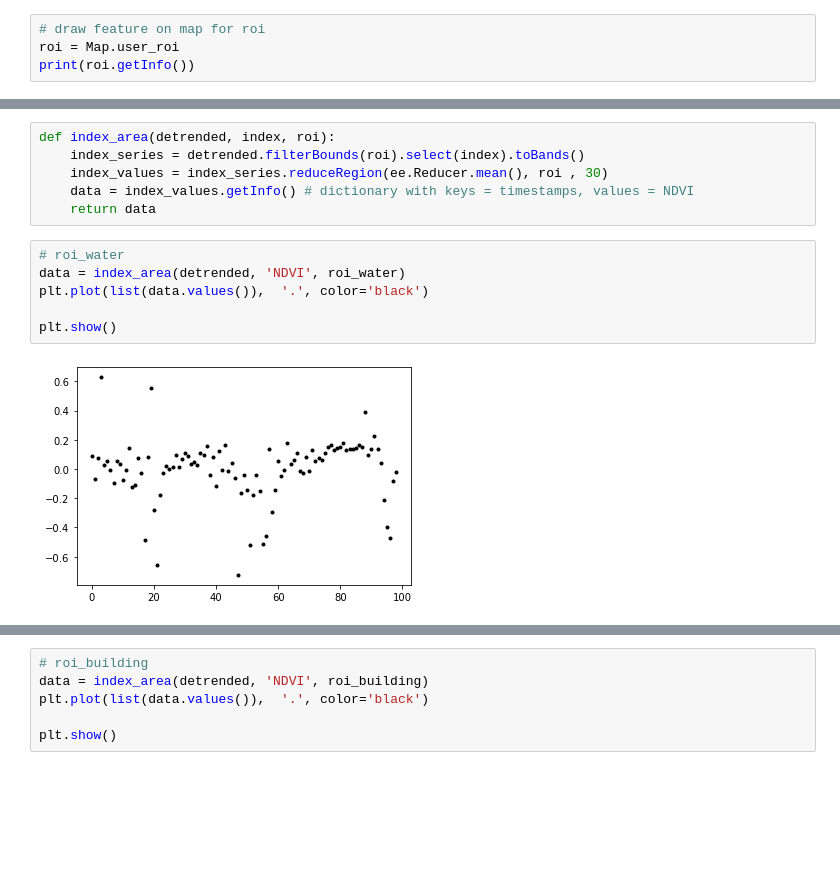
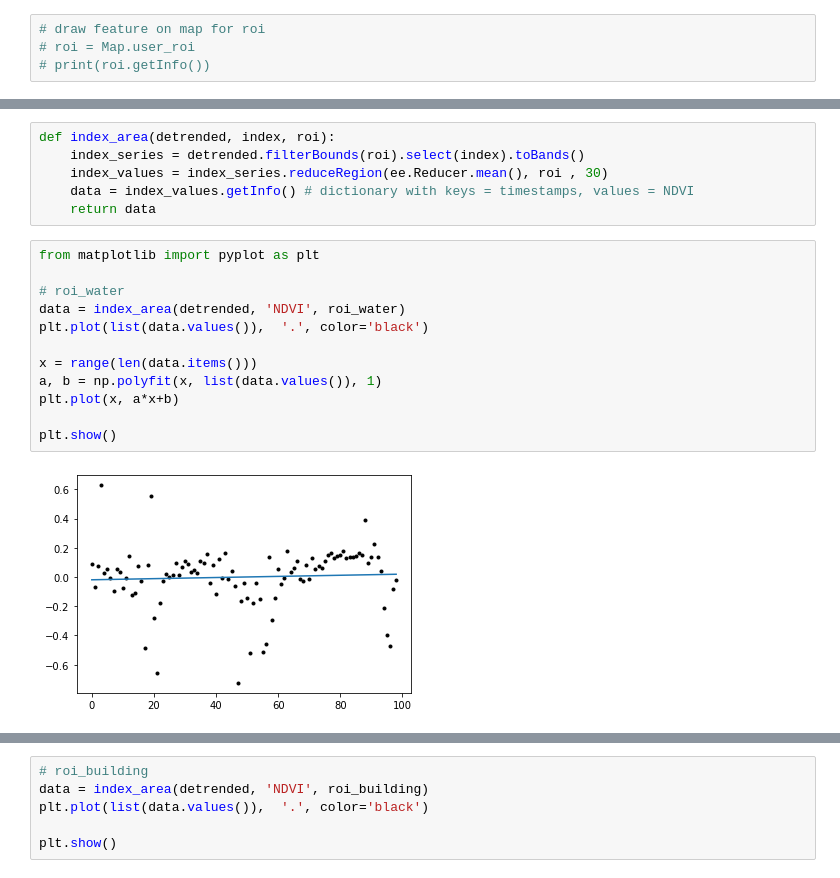
Before and after one commit to SuzannaLin/GEE_LULC, a Jupyter notebook: EARSeL_Nice.ipynb, the cells around one changed output, grey strips where cells are left out. Cells and saved outputs as stored; diff of their text form; blank space fills up the shorter version.

Commit message:
charts

```diff
--- a/EARSeL_Nice.ipynb
+++ b/EARSeL_Nice.ipynb
@@ -543,8 +542,8 @@ Map
 Map(center=[20, 0], controls=(WidgetControl(options=['position', 'transparent_bg'], widget=HBox(children=(Togg…
 # %%
 # draw feature on map for roi
-roi = Map.user_roi
-print(roi.getInfo())
+# roi = Map.user_roi
+# print(roi.getInfo())
 # %% [output]
 AttributeError: 'NoneType' object has no attribute 'getInfo'
 # %%
@@ -583,10 +582,16 @@ def index_area(detrended, index, roi):
     data = index_values.getInfo() # dictionary with keys = timestamps, values = NDVI
     return data
 # %%
+from matplotlib import pyplot as plt
+
 # roi_water
 data = index_area(detrended, 'NDVI', roi_water)
 plt.plot(list(data.values()),  '.', color='black')
 
+x = range(len(data.items()))
+a, b = np.polyfit(x, list(data.values()), 1)
+plt.plot(x, a*x+b)
+
 plt.show()
 # %% [output]
-[figure, old version]
+[figure, new version]
```
Also changed, not shown: parts of 5 cells of this notebook.
